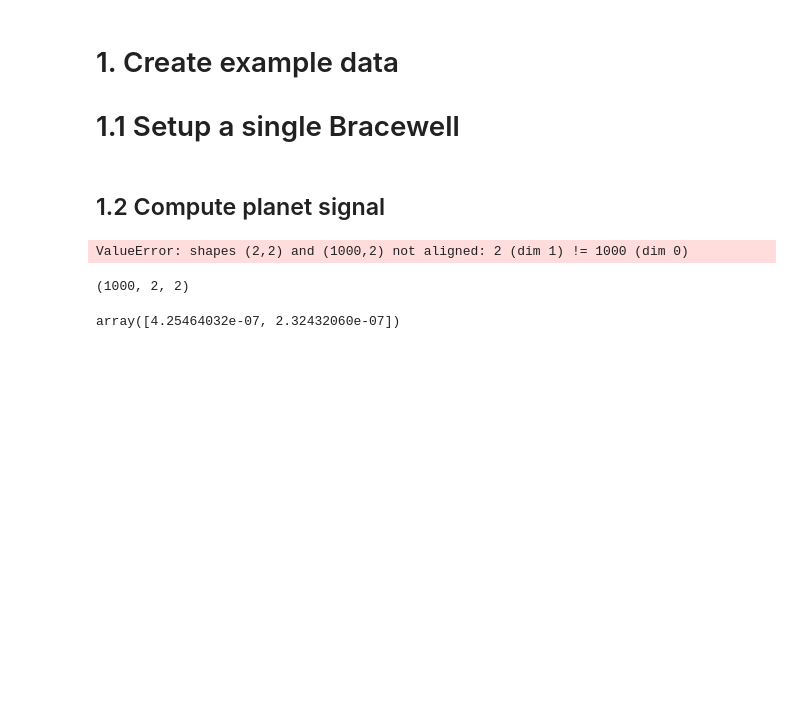
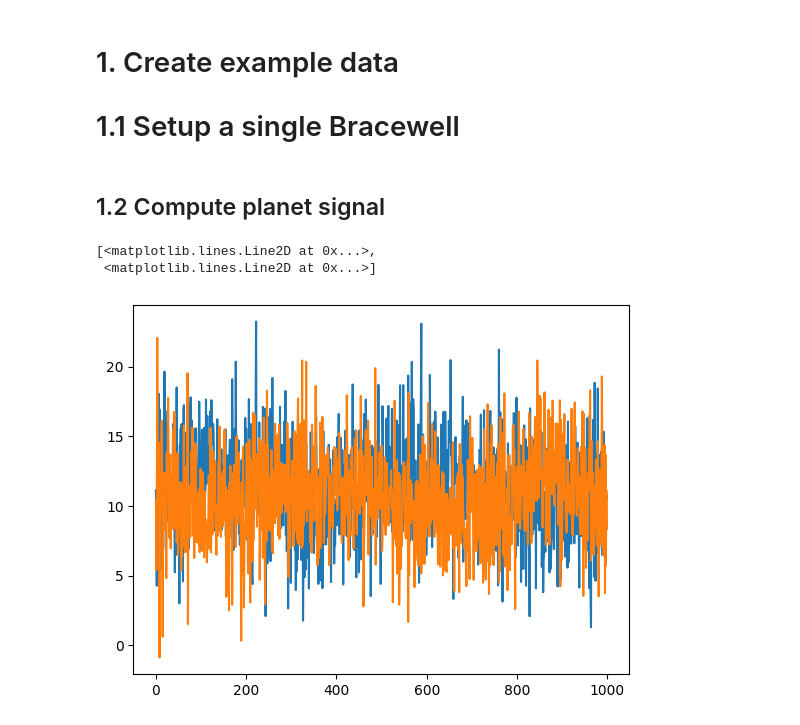
Before and after one commit to rlaugier/nifits, a Jupyter notebook: examples/unittest_demonstration.ipynb, the cells around one changed output. Saved outputs shown, nothing was run; the diff lists cells and outputs as text; code cells hidden in the pictures; blank space fills up the shorter version.

```diff
--- a/examples/unittest_demonstration.ipynb
+++ b/examples/unittest_demonstration.ipynb
@@ -19,7 +19,7 @@ collector_positions_init = np.array(((-baseline/2, baseline/2), (0, 0)))
 rotation_matrix = np.array(((np.cos(rotation_angle), -np.sin(rotation_angle)),
                             (np.sin(rotation_angle), np.cos(rotation_angle))))
 
-collector_positions = np.dot(np.swapaxes(rotation_matrix, -1, 0), collector_positions_init)
+collector_position = np.dot(np.swapaxes(rotation_matrix, -1, 0), collector_positions_init)
 
 # observing wavelength
 wl_bin = 10e-6  # in meter
@@ -34,23 +34,34 @@ separation_arcsec = 0.1  # in arcsec
 separation_rad = separation_arcsec / 3600 / 180 * np.pi  # in rad
 
 # rotation angles over observation
-rotation_angle = 0.5  # in rad
+rotation_angle_planet = 0. # in rad
 
 # source position angle vectors in radians
-source_position = np.array((separation_rad * np.cos(rotation_angle),
-                            separation_rad * np.sin(rotation_angle)))
+source_position = np.array((separation_rad * np.cos(rotation_angle_planet),
+                            separation_rad * np.sin(rotation_angle_planet)))
 
-# create input phasor
-input_phasor = scaled_area * np.exp(1j * 2 * np.pi / wl_bin * np.dot(np.transpose(collector_positions, axes=(0, 2, 1)), source_position))
+# Calculate the phase term
+phase_term = 1j * 2 * np.pi / wl_bin
 
-planet_signal = np.dot(combiner, input_phasor)
+# Compute the dot products for all t in one go using np.tensordot
+dot_product_x = np.tensordot(collector_position[:, 0, :], source_position,
+                             axes=([1], [0]))
+dot_product_y = np.tensordot(collector_position[:, 1, :], source_position,
+                             axes=([1], [0]))
+
+# Calculate the phasors
+phasor_x = scaled_area * np.exp(phase_term * dot_product_x)
+phasor_y = scaled_area * np.exp(phase_term * dot_product_y)
+
+# Combine the results
+input_phasor = np.array([phasor_x, phasor_y])
+
+planet_signal = np.abs(np.array([np.dot(combiner, input_phasor[:, t]) for t in range(input_phasor.shape[1])]))**2
+
+star_signal = np.random.normal(np.mean(planet_signal)*10, np.sqrt(np.mean(planet_signal)*10), planet_signal.shape)
-# %% [output]
-ValueError: shapes (2,2) and (1000,2) not aligned: 2 (dim 1) != 1000 (dim 0)
 # %%
-np.transpose(collector_positions, axes=(0, 2, 1)).shape
+plt.plot(planet_signal + star_signal)
 # %% [output]
-(1000, 2, 2)
+[<matplotlib.lines.Line2D at 0x...>,
+ <matplotlib.lines.Line2D at 0x...>]
+[figure, added]
-# %%
-source_position
-# %% [output]
-array([4.25464032e-07, 2.32432060e-07])
```
